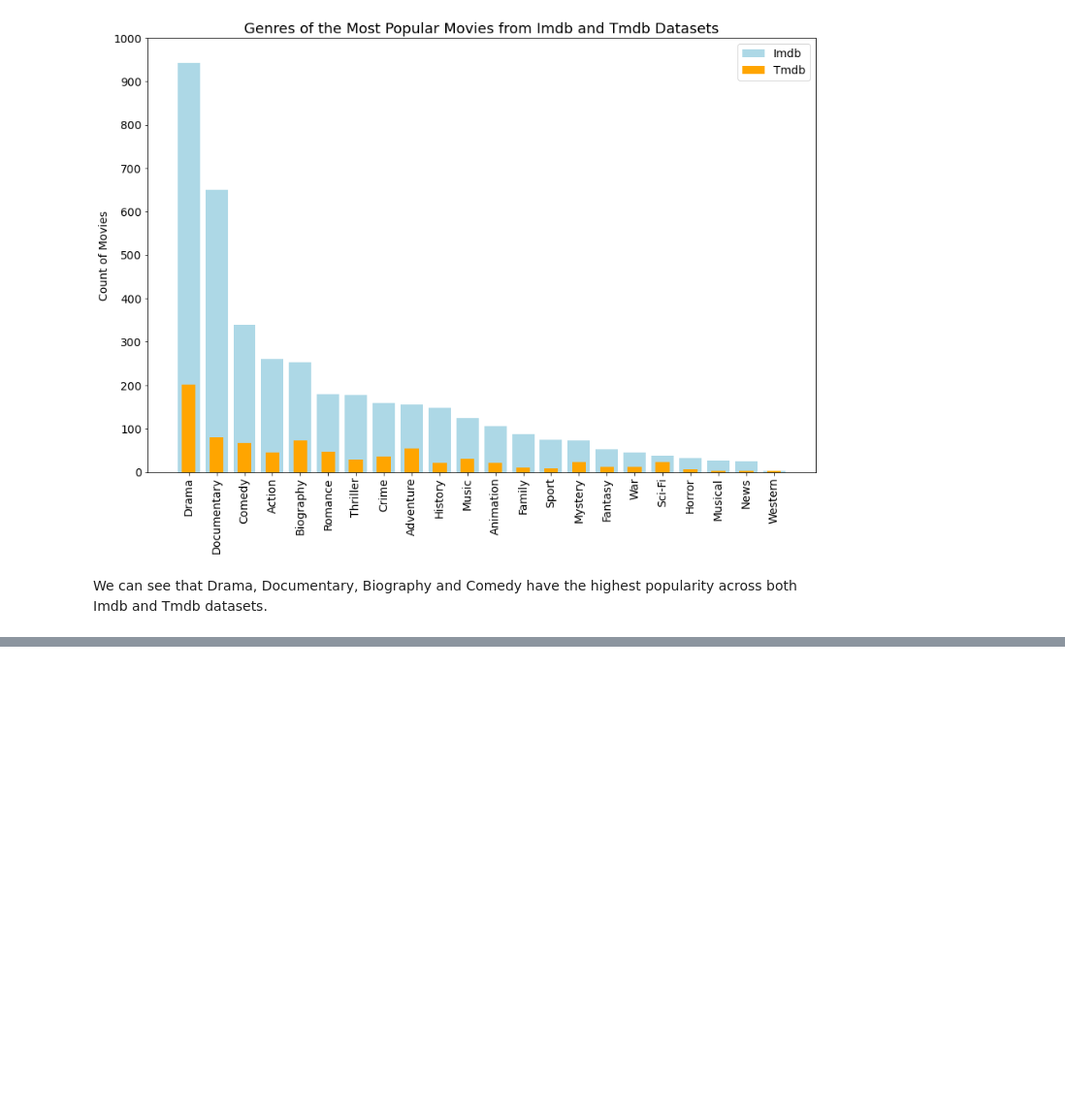
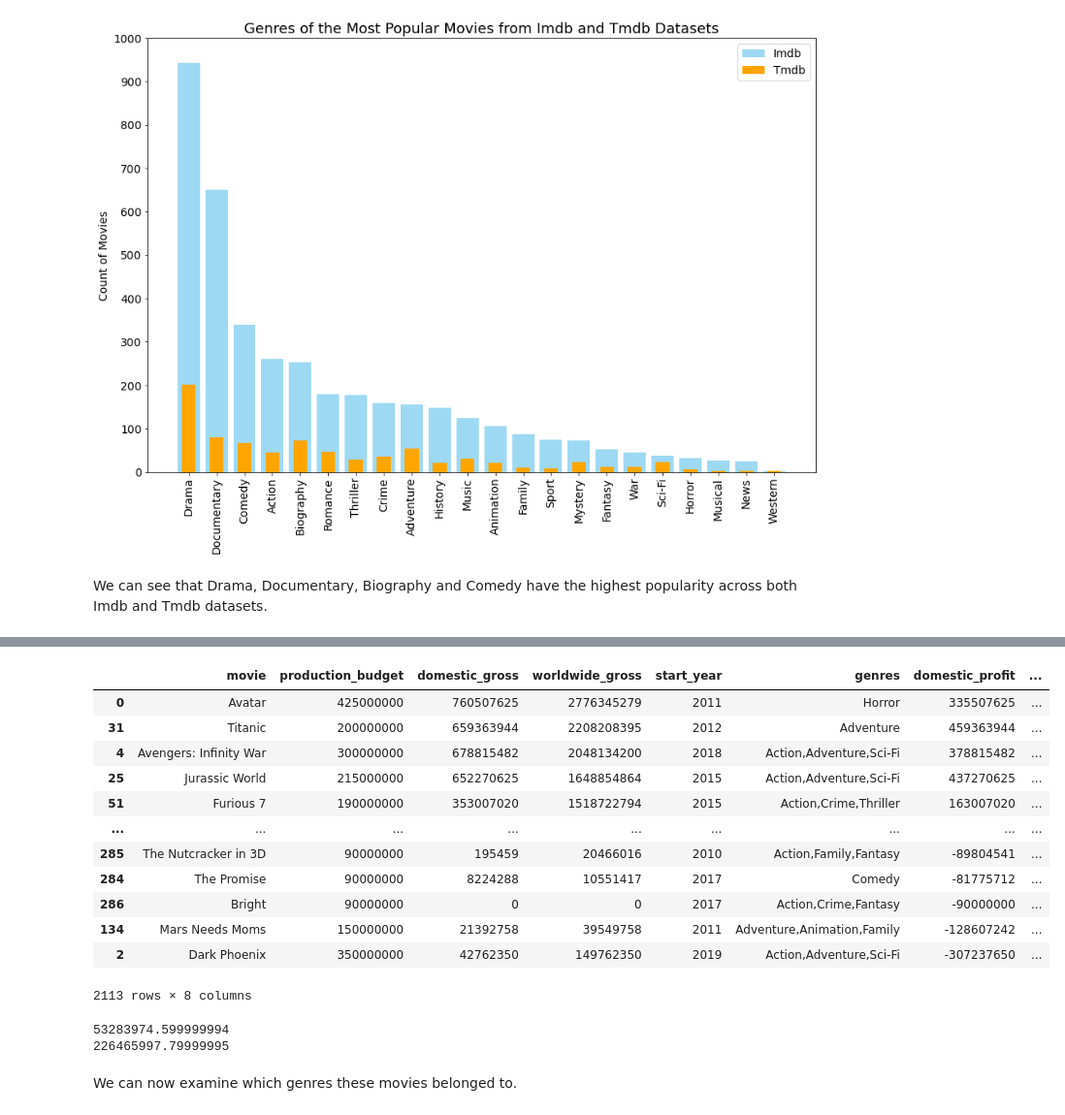
Before and after one commit to Collin9726/box-office-films-analysis, a Jupyter notebook: index.ipynb, the cells around one changed output, grey strips where cells are left out. Shown at 97% size. Saved outputs shown, nothing was run; the diff lists cells and outputs as text; code cells hidden in the pictures; blank space fills up the shorter version.

```diff
--- a/index.ipynb
+++ b/index.ipynb
@@ -662,0 +714,27 @@ We can see that Drama, Documentary, Biography and Comedy have the highest popula
+# %%
+tn_worldwide_most_profitable_df = (
+    tn_and_imdb_df.sort_values(
+        by=["worldwide_profit"], ascending=False)[
+        ["movie", "production_budget", "domestic_gross", "worldwide_gross",
+         "start_year", "genres", "domestic_profit", "worldwide_profit"]])
+tn_worldwide_most_profitable_df
+# %% [output]
+|  | movie | production_budget | domestic_gross | worldwide_gross | start_year | genres | domestic_profit | ... |
+| 0 | Avatar | 425000000 | 760507625 | 2776345279 | 2011 | Horror | 335507625 | ... |
+| 31 | Titanic | 200000000 | 659363944 | 2208208395 | 2012 | Adventure | 459363944 | ... |
+| 4 | Avengers: Infinity War | 300000000 | 678815482 | 2048134200 | 2018 | Action,Adventure,Sci-Fi | 378815482 | ... |
+| 25 | Jurassic World | 215000000 | 652270625 | 1648854864 | 2015 | Action,Adventure,Sci-Fi | 437270625 | ... |
+| 51 | Furious 7 | 190000000 | 353007020 | 1518722794 | 2015 | Action,Crime,Thriller | 163007020 | ... |
+| ... | ... | ... | ... | ... | ... | ... | ... | ... |
+| 285 | The Nutcracker in 3D | 90000000 | 195459 | 20466016 | 2010 | Action,Family,Fantasy | -89804541 | ... |
+| 284 | The Promise | 90000000 | 8224288 | 10551417 | 2017 | Comedy | -81775712 | ... |
+| 286 | Bright | 90000000 | 0 | 0 | 2017 | Action,Crime,Fantasy | -90000000 | ... |
+| 134 | Mars Needs Moms | 150000000 | 21392758 | 39549758 | 2011 | Adventure,Animation,Family | -128607242 | ... |
+| 2 | Dark Phoenix | 350000000 | 42762350 | 149762350 | 2019 | Action,Adventure,Sci-Fi | -307237650 | ... |
+2113 rows × 8 columns
+# %%
+print(tn_domestic_most_profitable_df.domestic_profit.quantile(0.9))
+print(tn_worldwide_most_profitable_df.worldwide_profit.quantile(0.9))
+# %% [output]
+53283974.599999994
+226465997.79999995
@@ -662,0 +744,2 @@ We can see that Drama, Documentary, Biography and Comedy have the highest popula
+# %% [markdown]
+We can now examine which genres these movies belonged to.
```
Also changed, not shown: parts of 12 cells of this notebook.
